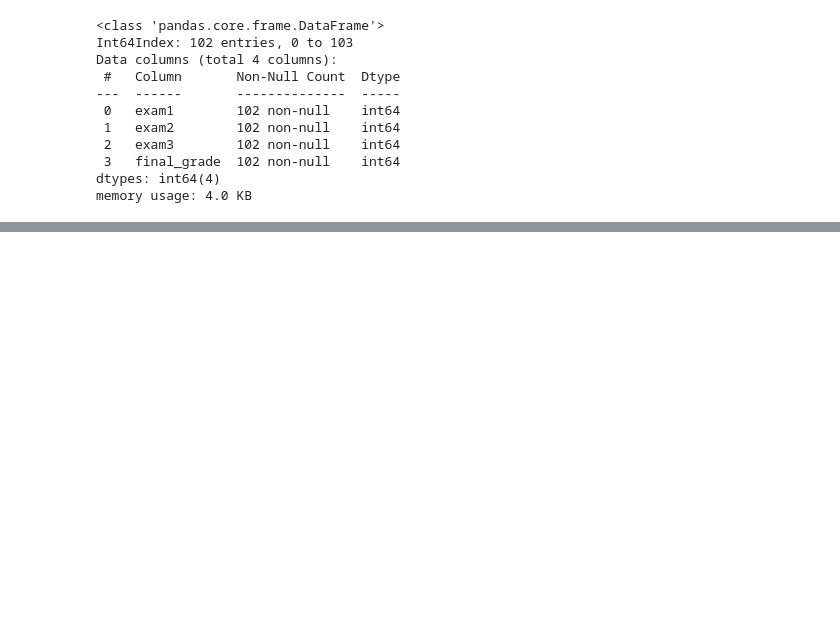
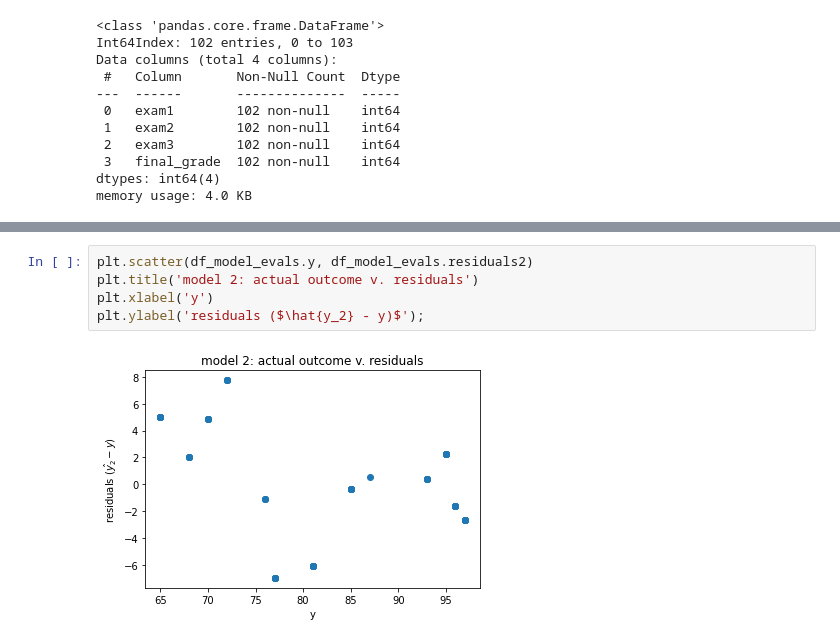
Before and after one commit to Promeos/regression-exercises, a Jupyter notebook: model.ipynb, the cells around one changed output, grey strips where cells are left out. Drawn from its saved outputs; the diff is of its cells as text; blank space fills up the shorter version.

```diff
--- a/model.ipynb
+++ b/model.ipynb
@@ -89,0 +106,7 @@ Tune your models using validate to improve performance. Select the model w/ the
+# %%
+plt.scatter(df_model_evals.y, df_model_evals.residuals2)
+plt.title('model 2: actual outcome v. residuals')
+plt.xlabel('y')
+plt.ylabel('residuals ($\hat{y_2} - y)$');
+# %% [output]
+[figure, added]
```
Also changed, not shown: parts of 49 cells of this notebook, 1 other file.
